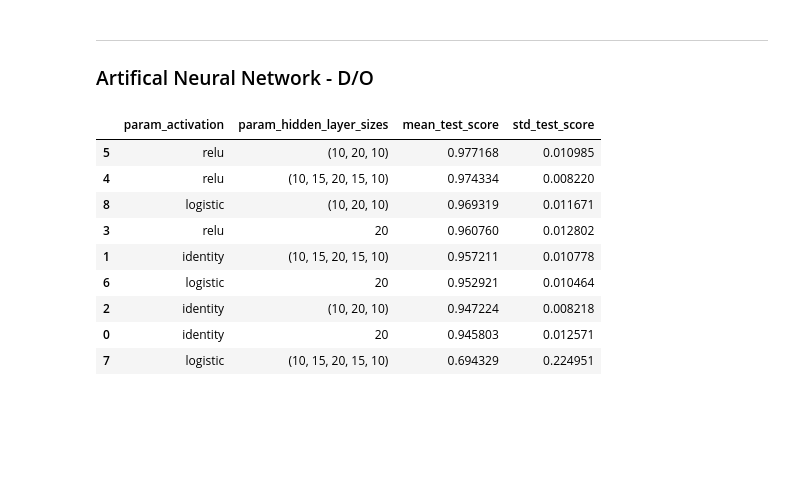
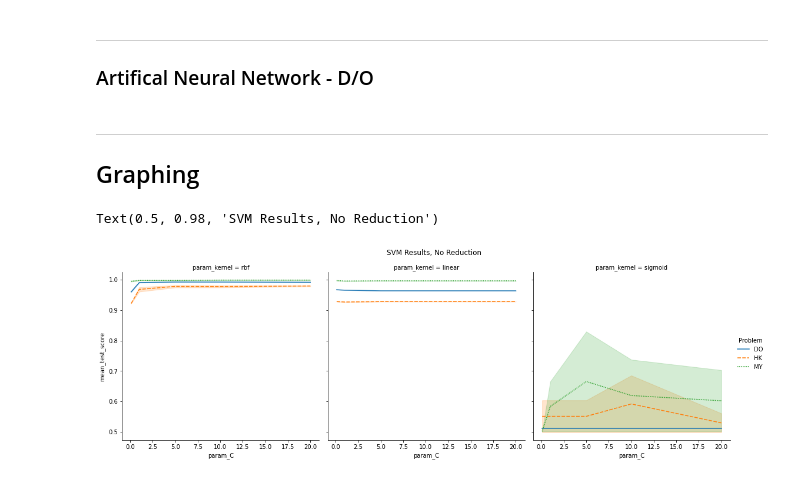
Before and after one commit to jgabella/cse514a-ProjectImplementation2, a Jupyter notebook: LetterRecognitionAnalysis.ipynb, the cells around one changed output. Cells and saved outputs as stored; diff of their text form; code cells hidden in the pictures; blank space fills up the shorter version.

```diff
--- a/LetterRecognitionAnalysis.ipynb
+++ b/LetterRecognitionAnalysis.ipynb
@@ -49,6 +113,6 @@ clf = GridSearchCV(svm.SVC(), {
     'gamma':['auto', 'scale']
 }, cv=5)
 clf.fit(training_X, training_y)
-param_SVM_results = pd.DataFrame(clf.cv_results_)
-trimmed_SVM_results = param_SVM_results[['param_C', 'param_kernel', 'param_gamma', 'mean_test_score', 'std_test_score']]
+param_SVM_resultsHK = pd.DataFrame(clf.cv_results_)
+trimmed_SVM_resultsHK = param_SVM_resultsHK[['param_C', 'param_kernel', 'param_gamma', 'mean_test_score', 'std_test_score']]
 # %%
@@ -289,6 +246,6 @@ clf = GridSearchCV(svm.SVC(), {
     'gamma':['auto', 'scale']
 }, cv=5)
 clf.fit(training_X, training_y)
-param_SVM_results = pd.DataFrame(clf.cv_results_)
-trimmed_SVM_results = param_SVM_results[['param_C', 'param_kernel', 'param_gamma', 'mean_test_score', 'std_test_score']]
-trimmed_SVM_results.sort_values('mean_test_score', ascending=False)
+param_SVM_resultsMY = pd.DataFrame(clf.cv_results_)
+trimmed_SVM_resultsMY = param_SVM_resultsMY[['param_C', 'param_kernel', 'param_gamma', 'mean_test_score', 'std_test_score']]
+# trimmed_SVM_resultsMY.sort_values('mean_test_score', ascending=False)
@@ -438,9 +318,9 @@ clf = GridSearchCV(svm.SVC(), {
     'gamma':['auto', 'scale']
 }, cv=5)
 clf.fit(training_X, training_y)
-param_SVM_results = pd.DataFrame(clf.cv_results_)
-trimmed_SVM_results = param_SVM_results[['param_C', 'param_kernel', 'param_gamma', 'mean_test_score', 'std_test_score']]
-trimmed_SVM_results.sort_values('mean_test_score', ascending=False)
+param_SVM_resultsDO = pd.DataFrame(clf.cv_results_)
+trimmed_SVM_resultsDO = param_SVM_resultsDO[['param_C', 'param_kernel', 'param_gamma', 'mean_test_score', 'std_test_score']]
+trimmed_SVM_resultsDO.sort_values('mean_test_score', ascending=False)
 # %% [output]
 |  | param_C | param_kernel | param_gamma | mean_test_score | std_test_score |
 | 18 | 10 | rbf | auto | 0.992867 | 0.005036 |
@@ -468,17 +348,29 @@ clf = GridSearchCV(MLPClassifier(), {
     'activation':['identity', 'relu', 'logistic']
 }, cv=5)
 clf.fit(training_X, training_y)
-param_ann_results = pd.DataFrame(clf.cv_results_)
-trimmed_ann_results = param_ann_results[['param_activation', 'param_hidden_layer_sizes','mean_test_score', 'std_test_score']]
-trimmed_ann_results.sort_values('mean_test_score', ascending=False)
+param_ann_resultsDO = pd.DataFrame(clf.cv_results_)
+trimmed_ann_resultsDO = param_ann_resultsDO[['param_activation', 'param_hidden_layer_sizes','mean_test_score', 'std_test_score']]
+# trimmed_ann_resultsDO.sort_values('mean_test_score', ascending=False)
-# %% [output]
-|  | param_activation | param_hidden_layer_sizes | mean_test_score | std_test_score |
-| 5 | relu | (10, 20, 10) | 0.977168 | 0.010985 |
-| 4 | relu | (10, 15, 20, 15, 10) | 0.974334 | 0.008220 |
-| 8 | logistic | (10, 20, 10) | 0.969319 | 0.011671 |
-| 3 | relu | 20 | 0.960760 | 0.012802 |
-| 1 | identity | (10, 15, 20, 15, 10) | 0.957211 | 0.010778 |
-| 6 | logistic | 20 | 0.952921 | 0.010464 |
-| 2 | identity | (10, 20, 10) | 0.947224 | 0.008218 |
-| 0 | identity | 20 | 0.945803 | 0.012571 |
-| 7 | logistic | (10, 15, 20, 15, 10) | 0.694329 | 0.224951 |
+# %% [markdown]
+---
+## Graphing
+# %%
+trimmed_SVM_resultsDO
+svm_do = trimmed_SVM_resultsDO.assign(Problem='DO')
+svm_hk = trimmed_SVM_resultsHK.assign(Problem='HK')
+svm_my = trimmed_SVM_resultsMY.assign(Problem='MY')
+svm_results = pd.concat([svm_do, svm_hk, svm_my])
+svm_results
+rp = sns.relplot(
+    x="param_C",
+    y="mean_test_score",
+    data=svm_results,
+    col="param_kernel",
+    hue="Problem",
+    style="Problem",
+    kind="line")
+rp.fig.subplots_adjust(top=0.87)
+rp.fig.suptitle('SVM Results, No Reduction')
+# %% [output]
+Text(0.5, 0.98, 'SVM Results, No Reduction')
+[figure, added]
```
Also changed, not shown: parts of 25 cells of this notebook.
